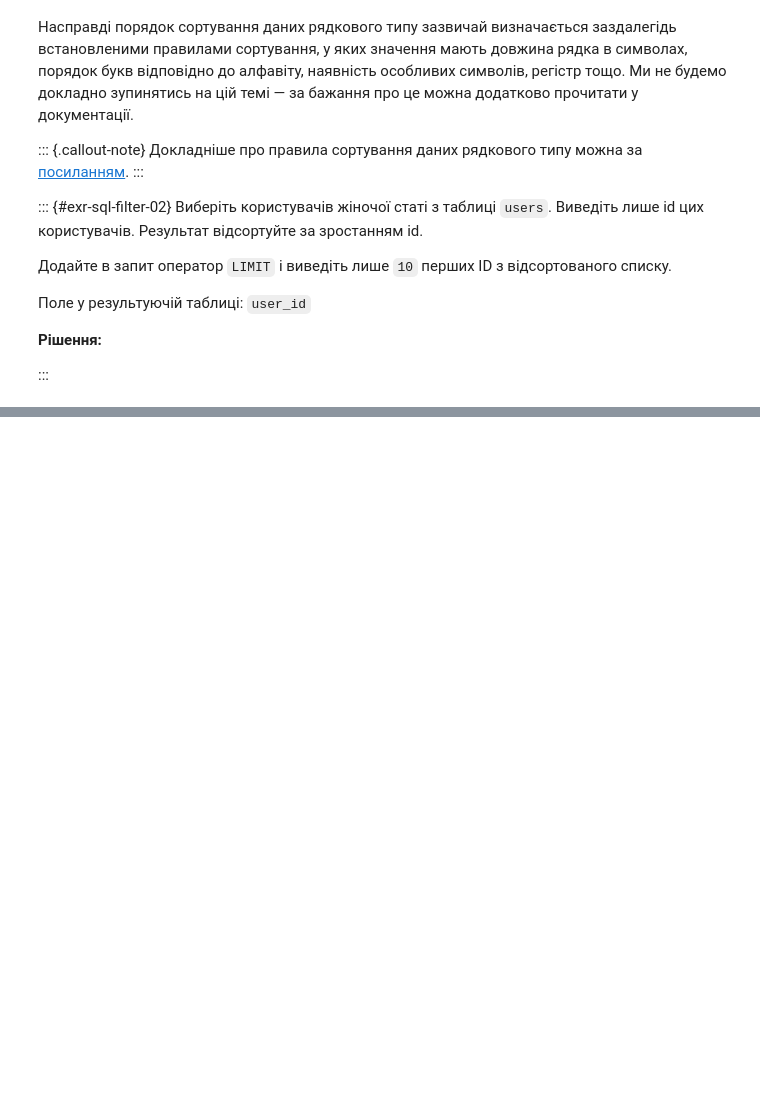
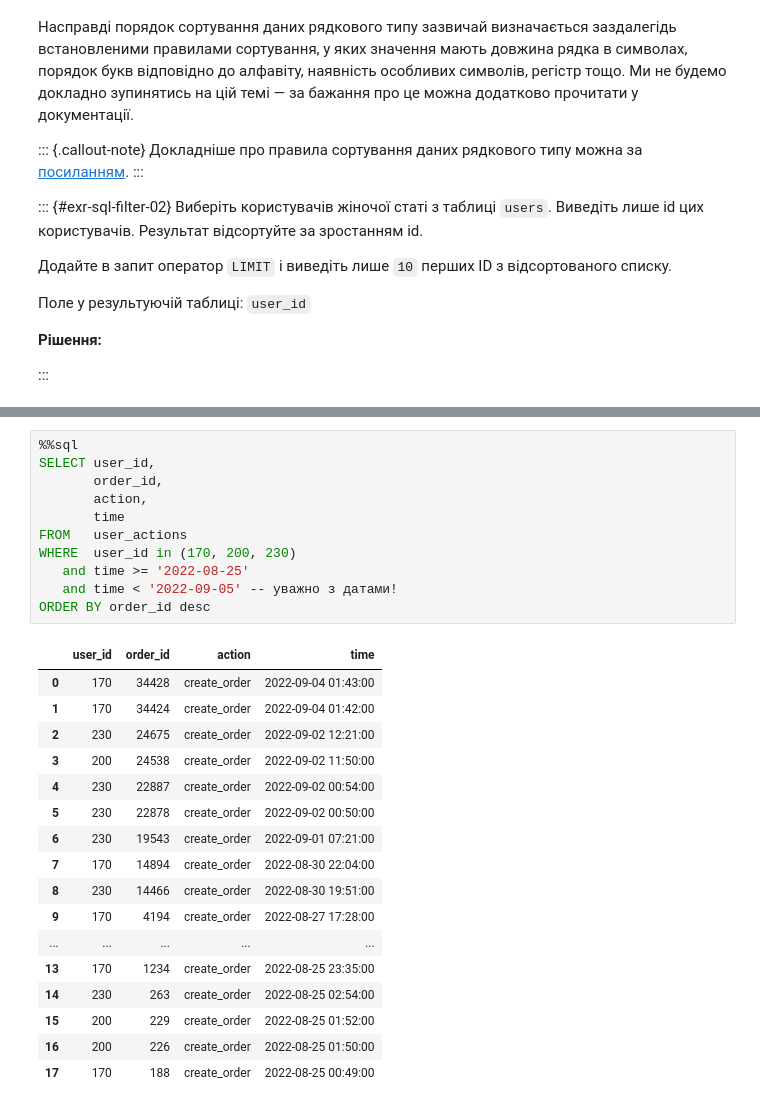
Before and after one commit to Aranaur/py4ds, a Jupyter notebook: sql_filtering.ipynb, the cells around one changed output, grey strips where cells are left out. Drawn from its saved outputs; the diff is of its cells as text; blank space fills up the shorter version.

```diff
--- a/sql_filtering.ipynb
+++ b/sql_filtering.ipynb
@@ -166,0 +631,29 @@ LIMIT 10
+# %%
+%%sql
+SELECT user_id,
+       order_id,
+       action,
+       time
+FROM   user_actions
+WHERE  user_id in (170, 200, 230)
+   and time >= '2022-08-25'
+   and time < '2022-09-05' -- уважно з датами!
+ORDER BY order_id desc
+# %% [output]
+|  | user_id | order_id | action | time |
+| 0 | 170 | 34428 | create_order | 2022-09-04 01:43:00 |
+| 1 | 170 | 34424 | create_order | 2022-09-04 01:42:00 |
+| 2 | 230 | 24675 | create_order | 2022-09-02 12:21:00 |
+| 3 | 200 | 24538 | create_order | 2022-09-02 11:50:00 |
+| 4 | 230 | 22887 | create_order | 2022-09-02 00:54:00 |
+| 5 | 230 | 22878 | create_order | 2022-09-02 00:50:00 |
+| 6 | 230 | 19543 | create_order | 2022-09-01 07:21:00 |
+| 7 | 170 | 14894 | create_order | 2022-08-30 22:04:00 |
+| 8 | 230 | 14466 | create_order | 2022-08-30 19:51:00 |
+| 9 | 170 | 4194 | create_order | 2022-08-27 17:28:00 |
+| ... | ... | ... | ... | ... |
+| 13 | 170 | 1234 | create_order | 2022-08-25 23:35:00 |
+| 14 | 230 | 263 | create_order | 2022-08-25 02:54:00 |
+| 15 | 200 | 229 | create_order | 2022-08-25 01:52:00 |
+| 16 | 200 | 226 | create_order | 2022-08-25 01:50:00 |
+| 17 | 170 | 188 | create_order | 2022-08-25 00:49:00 |
```
Also changed, not shown: parts of 20 cells of this notebook, 13 other files.
